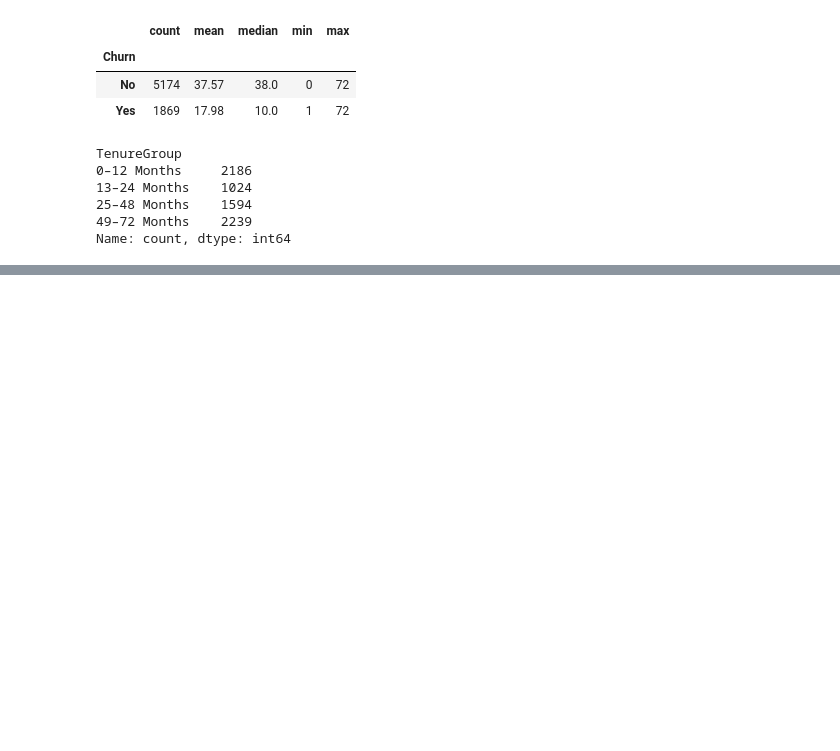
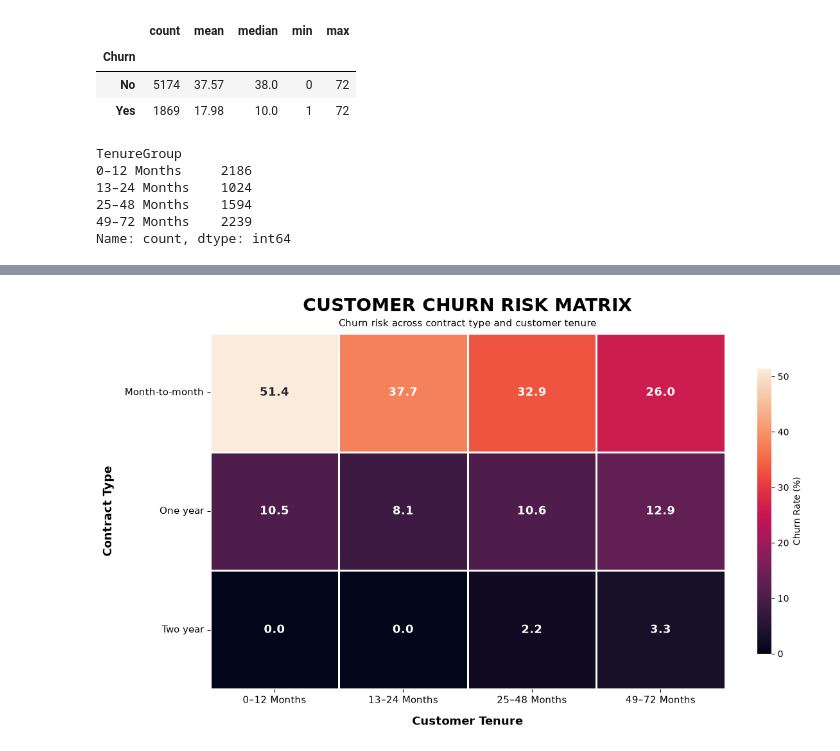
Before and after one commit to shubhamsinghsarkar61/Customer-Churn-Prediction, a Jupyter notebook: EDA.ipynb, the cells around one changed output, grey strips where cells are left out. Cells and saved outputs as stored; diff of their text form; code cells hidden in the pictures; blank space fills up the shorter version.

```diff
--- a/EDA.ipynb
+++ b/EDA.ipynb
@@ -243,0 +323,11 @@ Name: count, dtype: int64
+# %%
+contract_tenure = (
+    eda_df.groupby(
+        ['Contract', 'TenureGroup'],
+        observed=True
+    )['Churn']
+    .apply(lambda x: (x == 'Yes').mean() * 100)
+    .reset_index(name='ChurnRate')
+)
+
+contract_tenure.round(2)
@@ -243,0 +348,8 @@ Name: count, dtype: int64
+# %%
+heatmap_data = contract_tenure.pivot(
+    index='Contract',
+    columns='TenureGroup',
+    values='ChurnRate'
+)
+
+heatmap_data.round(2)
@@ -243,0 +362,74 @@ Name: count, dtype: int64
+# %%
+plt.figure(figsize=(12, 7))
+
+ax = sns.heatmap(
+    heatmap_data,
+    annot=True,
+    fmt='.1f',
+    linewidths=2,
+    linecolor='white',
+    cbar_kws={
+        'label': 'Churn Rate (%)',
+        'shrink': 0.8
+    },
+    annot_kws={
+        'fontsize': 13,
+        'fontweight': 'bold'
+    }
+)
+
+# Main title
+plt.title(
+    'CUSTOMER CHURN RISK MATRIX',
+    fontsize=20,
+    fontweight='bold',
+    pad=25
+)
+
+# Subtitle
+plt.text(
+    0.5,
+    1.02,
+    'Churn risk across contract type and customer tenure',
+    transform=ax.transAxes,
+    ha='center',
+    fontsize=11
+)
+
+# Axis labels
+plt.xlabel(
+    'Customer Tenure',
+    fontsize=13,
+    fontweight='bold',
+    labelpad=12
+)
+
+plt.ylabel(
+    'Contract Type',
+    fontsize=13,
+    fontweight='bold',
+    labelpad=12
+)
+
+# Tick labels
+plt.xticks(
+    fontsize=11,
+    rotation=0
+)
+
+plt.yticks(
+    fontsize=11,
+    rotation=0
+)
+
+# Color bar label
+cbar = ax.collections[0].colorbar
+cbar.ax.tick_params(labelsize=10)
+
+# Layout
+plt.tight_layout()
+
+# Display
+plt.show()
+# %% [output]
+[figure, added]
```
Also changed, not shown: parts of 23 cells of this notebook.
